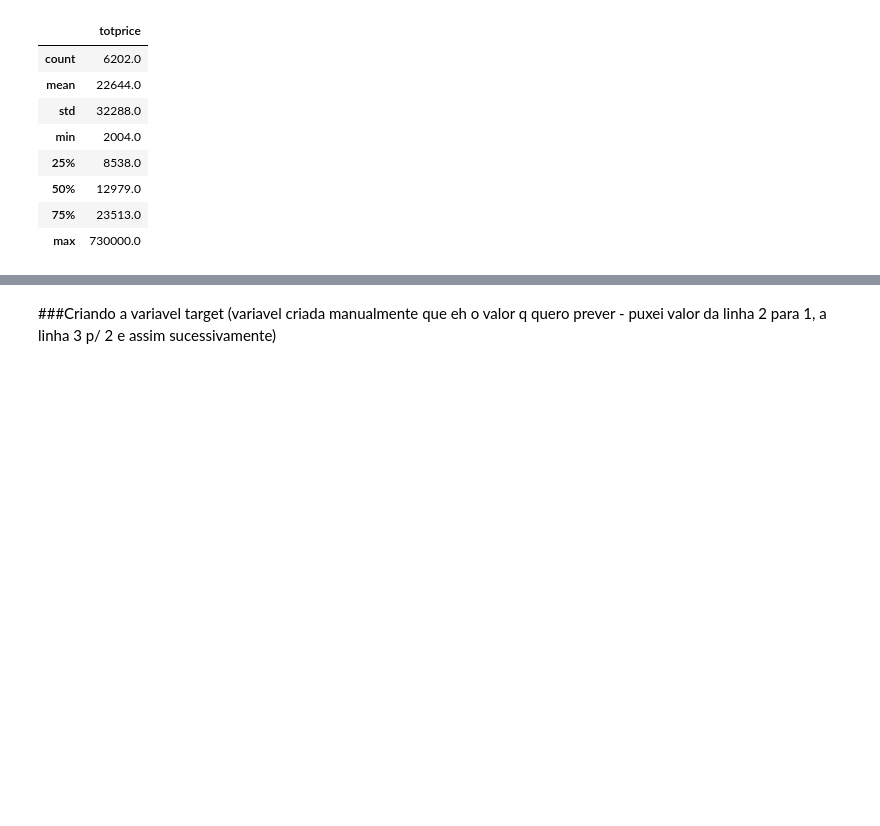
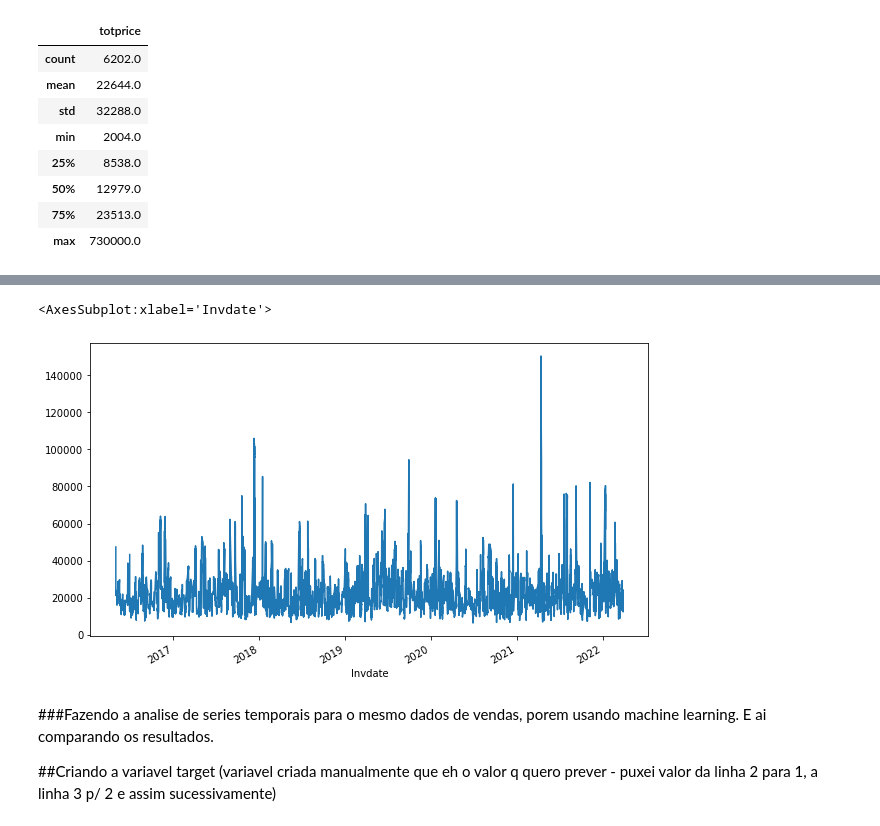
Before and after one commit to Keylla-Rodrigues/Forescasting-sales, a Jupyter notebook: Forecasting-salesV1.ipynb, the cells around one changed output, grey strips where cells are left out. Saved outputs shown, nothing was run; the diff lists cells and outputs as text; code cells hidden in the pictures; blank space fills up the shorter version.

```diff
--- a/Forecasting-salesV1.ipynb
+++ b/Forecasting-salesV1.ipynb
@@ -121,5 +195,14 @@ round(new_tab.describe())
+# %%
+#Plotar o grafico para verificar o comportamento das vendas sem o ruido
+
+new_tab.totprice.rolling(12).mean().plot(figsize=(10,6))
+# %% [output]
+<AxesSubplot:xlabel='Invdate'>
+[figure, added]
 # %% [markdown]
-###Criando a variavel target (variavel criada manualmente que eh o valor q quero prever - puxei valor da linha 2 para 1, a linha 3 p/ 2 e assim sucessivamente)
+###Fazendo a analise de series temporais para o mesmo dados de vendas, porem usando machine learning. E ai comparando os resultados.
+
+##Criando a variavel target (variavel criada manualmente que eh o valor q quero prever - puxei valor da linha 2 para 1, a linha 3 p/ 2 e assim sucessivamente)
 # %%
 #total price do historico - ontem
 new_tab["totprice"]
```
Also changed, not shown: parts of 23 cells of this notebook.
